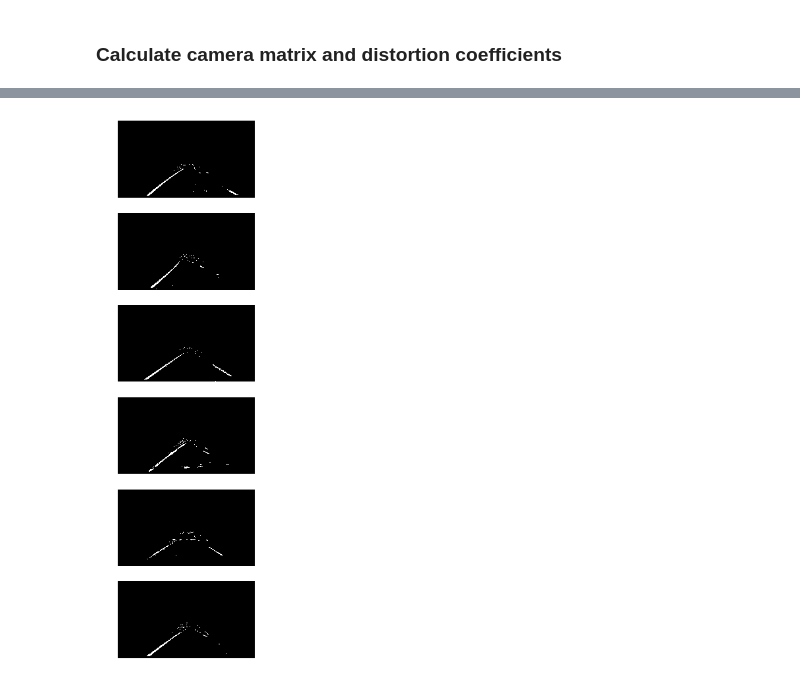
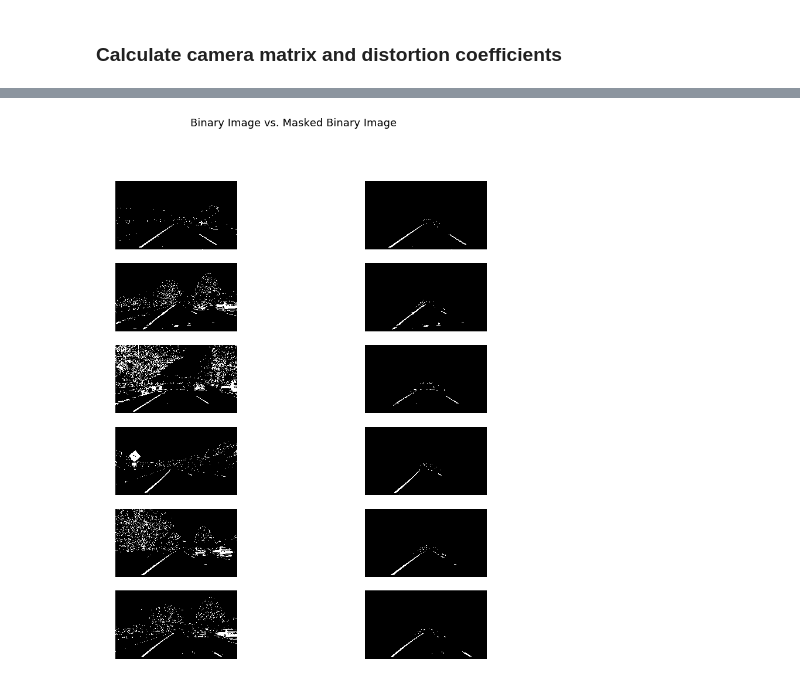
Before and after one commit to AryanJ-NYC/CarND-Advanced-Lane-Lines, a Jupyter notebook: main.ipynb, the cells around one changed output, grey strips where cells are left out. Cells and saved outputs as stored; diff of their text form; code cells hidden in the pictures.

```diff
--- a/main.ipynb
+++ b/main.ipynb
@@ -79,11 +82,10 @@ plt.show()
 # %%
-calibrated_images = glob.glob('./calibrated_images/calibrate*.jpg')
 fig, axarr = plt.subplots(len(calibrated_images), 2) # two columns
 fig.set_size_inches((14,15))
+fig.suptitle('Original Image vs. Binary Image', fontsize=18)
 
 binary_images = []
-for idx, fname in enumerate(calibrated_images):
-    img = mpimg.imread(fname)
+for idx, img in enumerate(calibrated_images):
     gray = cv2.cvtColor(img, cv2.COLOR_RGB2GRAY)
 
     # Sobel x
@@ -142,34 +145,37 @@ def region_of_interest(img, vertices):
         channel_count = img.shape[2]  # i.e. 3 or 4 depending on your image
         ignore_mask_color = (255,) * channel_count
     else:
         ignore_mask_color = 255
 
     #filling pixels inside the polygon defined by "vertices" with the fill color
     cv2.fillPoly(mask, vertices, ignore_mask_color)
 
     #returning the image only where mask pixels are nonzero
     masked_image = cv2.bitwise_and(img, mask)
     return masked_image
 
 y_size = img.shape[0]
 
 # create a region
 bottom_left = (200, y_size)
 top_left = (610, 390)
 top_right = (710, 390)
 bottom_right = (1180, y_size)
 vertices = np.array([[bottom_left, top_left, top_right, bottom_right]])
 
-fig, axarr = plt.subplots(len(binary_images)) # two columns
+fig, axarr = plt.subplots(len(binary_images), 2) # two columns
 fig.set_size_inches((14,15))
+fig.suptitle('Binary Image vs. Masked Binary Image', fontsize=18)
 
 masked_images = []
 for idx, binary_img in enumerate(binary_images):
     masked_img = region_of_interest(binary_img, vertices)
     masked_images.append(masked_img)
 
-    axarr[idx].imshow(masked_img, cmap='gray')
-    axarr[idx].axis('off')
+    axarr[idx, 0].imshow(binary_img, cmap='gray')
+    axarr[idx, 1].imshow(masked_img, cmap='gray')
+    axarr[idx, 0].axis('off')
+    axarr[idx, 1].axis('off')
 plt.show()
 # %% [output]
-[figure, old version]
+[figure, new version]
```
Also changed, not shown: parts of 11 cells of this notebook.
